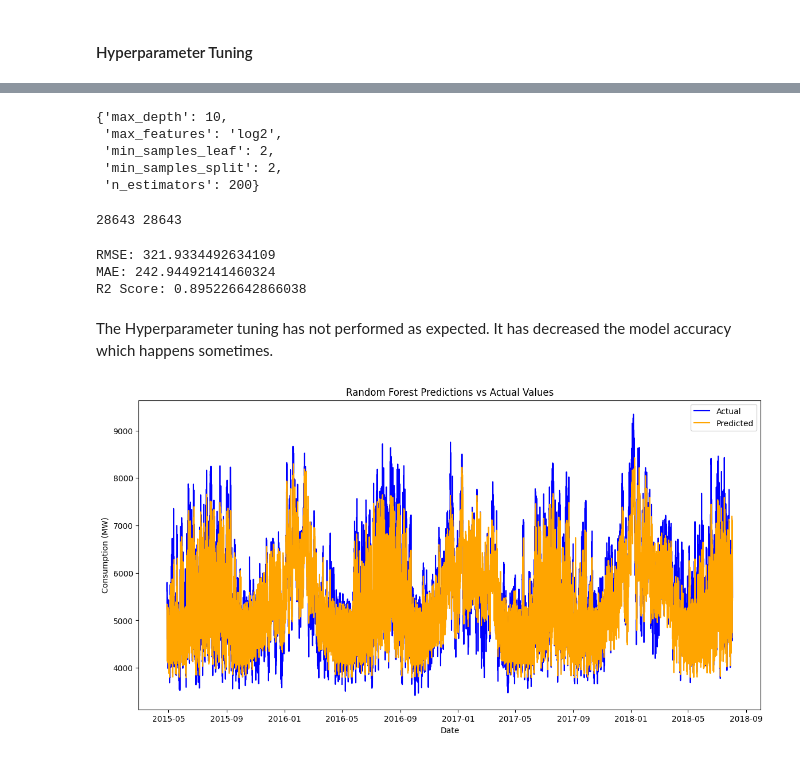
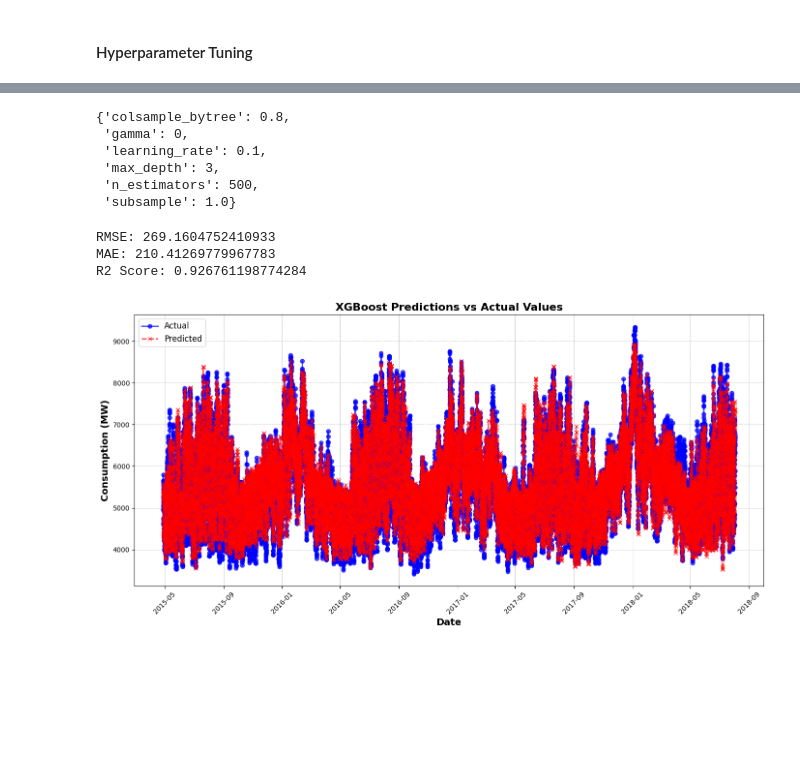
Before and after one commit to Himanshu-2678/Energy-Consumption-Forecasting, a Jupyter notebook: notebooks/4-model_building.ipynb, the cells around one changed output, grey strips where cells are left out. Drawn from its saved outputs; the diff is of its cells as text; code cells hidden in the pictures; blank space fills up the shorter version.

```diff
--- a/notebooks/4-model_building.ipynb
+++ b/notebooks/4-model_building.ipynb
@@ -63,7 +63,6 @@ def evaluate_model(true, predicted):
 models = {
     "XGBoost": XGBRegressor(),
     "Decision Tree" : DecisionTreeRegressor(),
-    "Random Forest": RandomForestRegressor(),
 }
 # %%
 data_dict = {
@@ -147,20 +141,21 @@ Now i am going to Hyperparameter tune the Random Forest model to see if we can i
 # %% [markdown]
 #### Hyperparameter Tuning
 # %%
-from sklearn.ensemble import RandomForestRegressor
+from xgboost import XGBRegressor
 from sklearn.model_selection import GridSearchCV
 
 ## defining the params grid
 param_grid = {
     'max_depth': [3, 6, 10],
     'n_estimators': [100, 200, 500],
-    'min_samples_split': [2, 5, 10],
-    'min_samples_leaf': [1, 2, 4],
-    'max_features': ['auto', 'sqrt', 'log2'],
+    'learning_rate': [0.01, 0.1],
+    'subsample': [0.8, 0.9, 1.0],
+    'colsample_bytree': [0.8, 0.9, 1.0],
+    'gamma': [0, 0.1, 0.2]
 }
 
 ## initializing the model
-rf_model = RandomForestRegressor()
+rf_model = XGBRegressor()
 
 ## initializing the grid search
 grid_search = GridSearchCV(estimator=rf_model,
@@ -186,48 +191,50 @@ GridSearchCV(cv=3, estimator=RandomForestRegressor(), n_jobs=-1,
 best_params = grid_search.best_params_
 best_params
 # %% [output]
-{'max_depth': 10,
- 'max_features': 'log2',
- 'min_samples_leaf': 2,
- 'min_samples_split': 2,
- 'n_estimators': 200}
+{'colsample_bytree': 0.8,
+ 'gamma': 0,
+ 'learning_rate': 0.1,
+ 'max_depth': 3,
+ 'n_estimators': 500,
+ 'subsample': 1.0}
 # %%
 ## Retraining the model with best parameters manually
-model = RandomForestRegressor(**best_params)
+model = XGBRegressor(**best_params)
 model.fit(X_train, y_train)
 
 ## predictions on the test set
-perdictions_rf = model.predict(X_test)
+predictions_rf = model.predict(X_test)
-# %%
-print(len(y_test), len(perdictions_rf))
-# %% [output]
-28643 28643
 # %%
-rmse = np.sqrt(mean_squared_error(y_test, perdictions_rf))
-mae = mean_absolute_error(y_test, perdictions_rf)
-r2 = r2_score(y_test, perdictions_rf)
+rmse = np.sqrt(mean_squared_error(y_test, predictions_rf))
+mae = mean_absolute_error(y_test, predictions_rf)
+r2 = r2_score(y_test, predictions_rf)
 
 print("RMSE:", rmse)
 print("MAE:", mae)
 print("R2 Score:", r2)
 # %% [output]
-RMSE: 321.9334492634109
-MAE: 242.94492141460324
-R2 Score: 0.895226642866038
+RMSE: 269.1604752410933
+MAE: 210.41269779967783
+R2 Score: 0.926761198774284
-# %% [markdown]
-The Hyperparameter tuning has not performed as expected. It has decreased the model accuracy which happens sometimes.
 # %%
-## plotting the predictions vs actual values graph
 plt.figure(figsize=(14, 7))
-plt.plot(y_test.index, y_test, label='Actual', color='blue')
-plt.plot(y_test.index, perdictions_rf, label='Predicted', color='orange')
-plt.title('Random Forest Predictions vs Actual Values')
-plt.xlabel('Date')
-plt.ylabel('Consumption (MW)')
-plt.legend()
+# Plotting the actual values
+plt.plot(y_test.index, y_test, label='Actual', color='blue', linewidth=2, marker='o', markersize=6, alpha=0.7, linestyle='-')
+
+# Plotting the predicted values
+plt.plot(y_test.index, predictions_rf, label='Predicted', color='red', linewidth=2, marker='x', markersize=6, alpha=0.7, linestyle='--')
+
+plt.title('XGBoost Predictions vs Actual Values', fontsize=16, fontweight='bold')
+plt.xlabel('Date', fontsize=14, fontweight='bold')
+plt.ylabel('Consumption (MW)', fontsize=14, fontweight='bold')
+
+plt.grid(True, which='both', linestyle='--', linewidth=0.5)
+plt.xticks(rotation=45)
+plt.legend(loc='upper left', fontsize=12)
+plt.tight_layout()
 plt.show()
 # %% [output]
-[figure, old version]
+[figure, new version]
 # %%
 ## Feature Importance
 importances = model.feature_importances_
```
Also changed, not shown: parts of 6 cells of this notebook, 3 other files.
